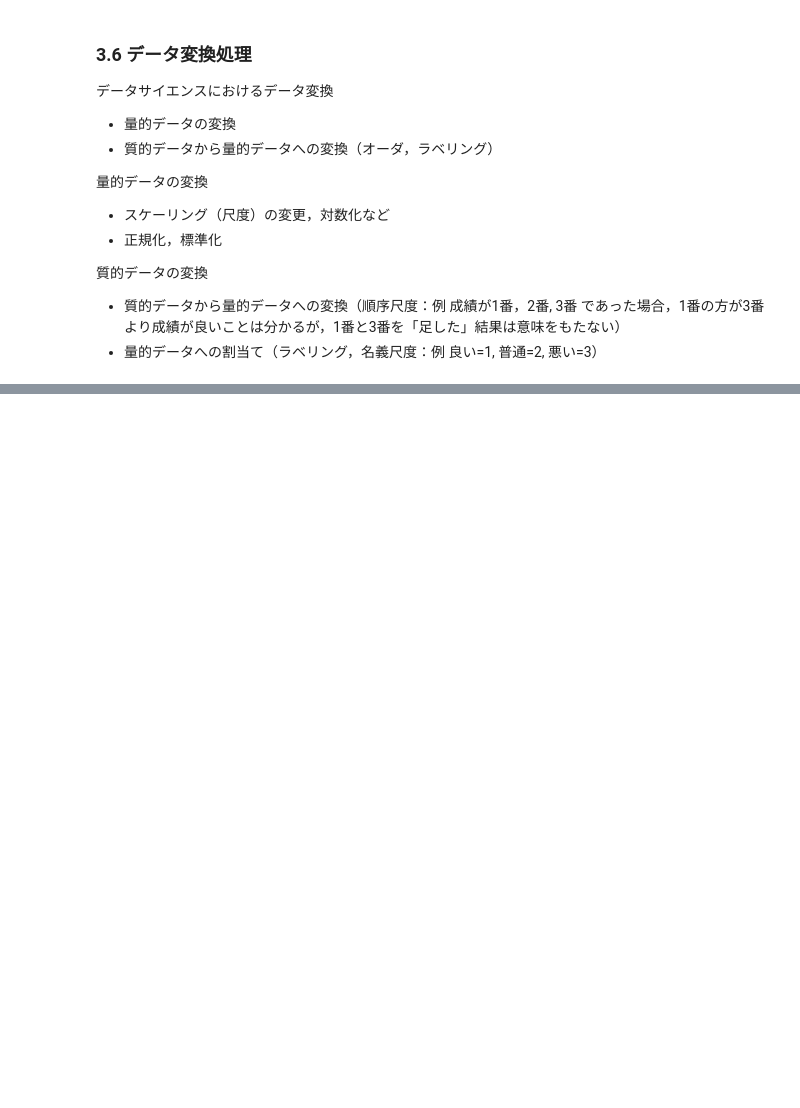
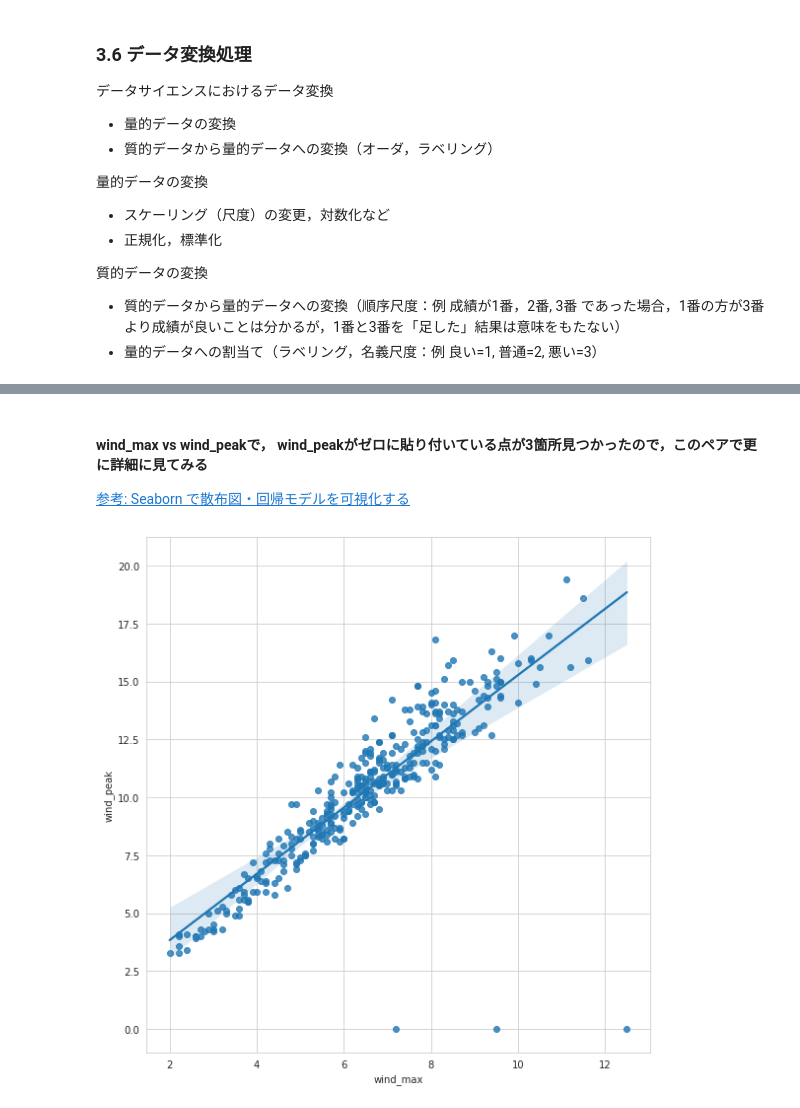
Before and after one commit to MDASH-shinshu/MDASH-T-DE, a Jupyter notebook: 5/5_data_processing_colab.ipynb, the cells around one changed output, grey strips where cells are left out. Cells and saved outputs as stored; diff of their text form; code cells hidden in the pictures; blank space fills up the shorter version.

```diff
--- a/5/5_data_processing_colab.ipynb
+++ b/5/5_data_processing_colab.ipynb
@@ -605,0 +799,25 @@ TBA
+# %% [markdown]
+#### wind_max vs wind_peakで， wind_peakがゼロに貼り付いている点が3箇所見つかったので，このペアで更に詳細に見てみる
+
+[参考: Seaborn で散布図・回帰モデルを可視化する](
+https://pythondatascience.plavox.info/seaborn/%E6%95%A3%E5%B8%83%E5%9B%B3%E3%83%BB%E5%9B%9E%E5%B8%B0%E3%83%A2%E3%83%87%E3%83%AB)
+# %%
+## seaborn regplotで線形回帰直線と信頼区間を描画してみる．
+import numpy as np
+import seaborn as sns
+import matplotlib.pyplot as plt
+%matplotlib inline
+
+x = df_inter["wind_max"] # 「最大風速」は10分間の平均風速の最大値
+y = df_inter["wind_peak"] # 「最大瞬間風速」は瞬間風速の最大値
+
+sns.set_style("whitegrid")
+plt.figure(figsize=(8, 8))
+
+sns.regplot(x, y, order=1, ci=100) # seabornを使っての線形回帰＆信頼区間の描画を行う
+
+plt.xlabel("wind_max"); plt.ylabel("wind_peak")
+plt.tight_layout()
+plt.show()
+# %% [output]
+[figure, added]
```
Also changed, not shown: parts of 68 cells of this notebook.
